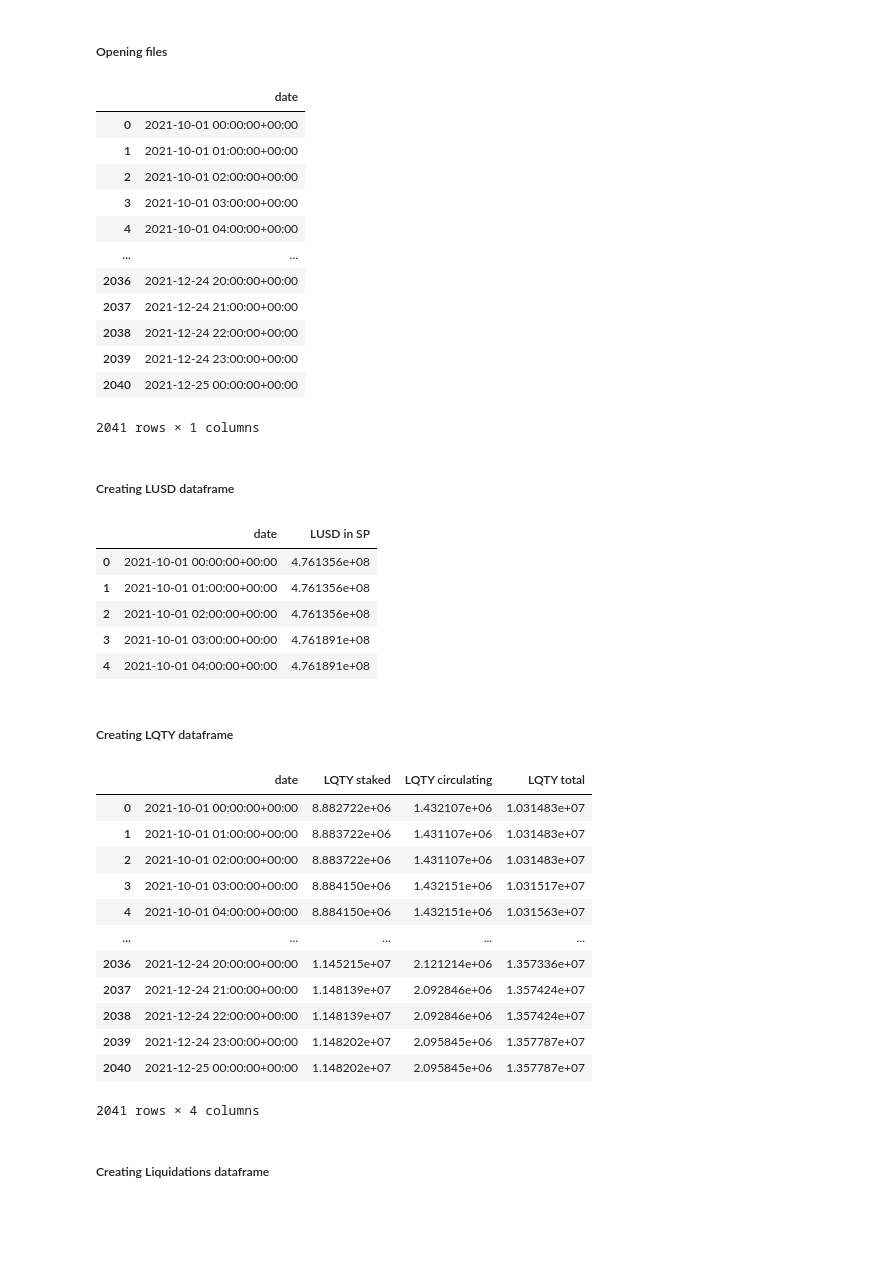
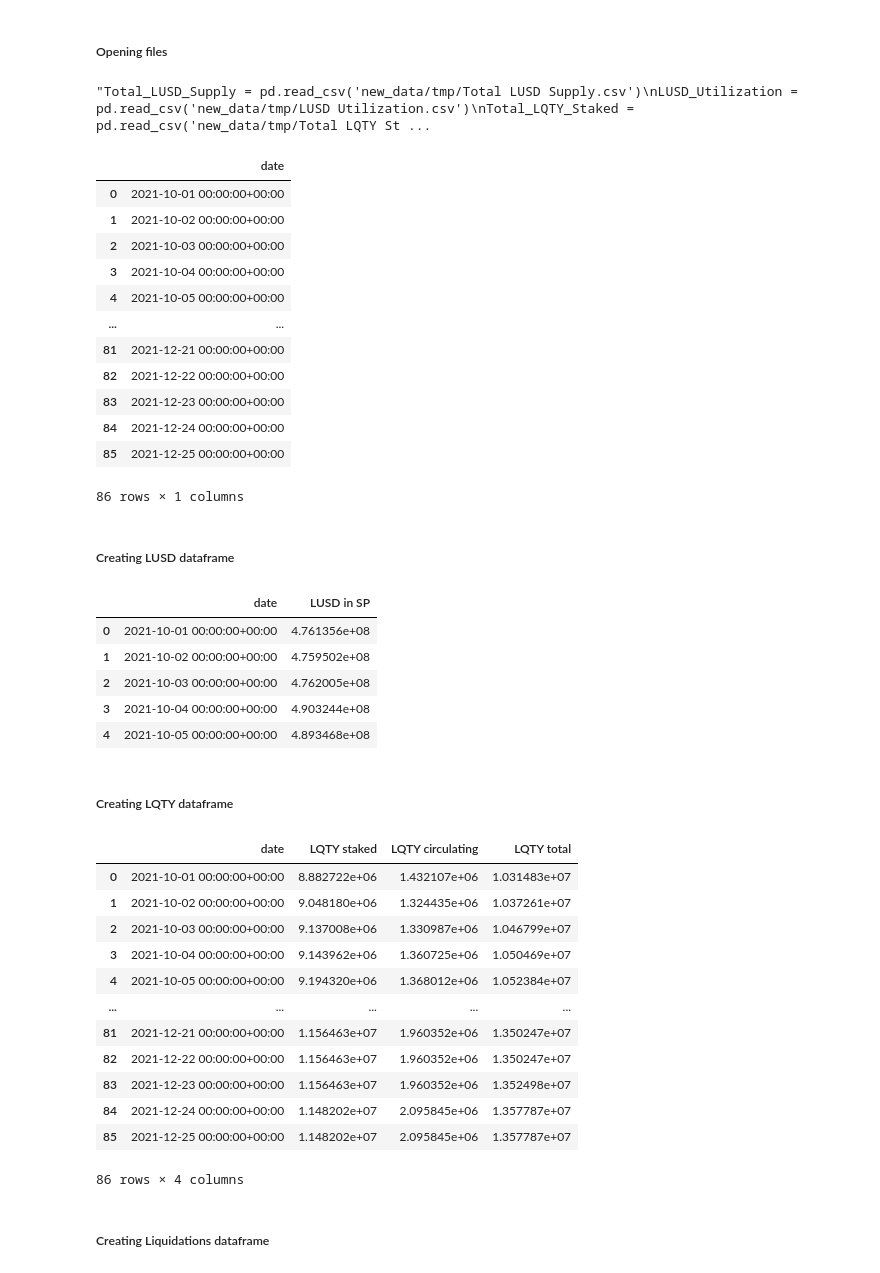
Before and after one commit to powerpool-finance/powerpool-research, a Jupyter notebook: LUSD/LUSD_staBAL v2.ipynb, the cells around one changed output. Drawn from its saved outputs; the diff is of its cells as text; code cells hidden in the pictures; blank space fills up the shorter version.

```diff
--- a/LUSD/LUSD_staBAL v2.ipynb
+++ b/LUSD/LUSD_staBAL v2.ipynb
@@ -82,13 +82,15 @@ We start as a Pool of 50/50 LUSD/staBAL.
 # %% [markdown]
 ##### Opening files
 # %%
-Total_LUSD_Supply = pd.read_csv('new_data/tmp/Total LUSD Supply.csv')
+'''Total_LUSD_Supply = pd.read_csv('new_data/tmp/Total LUSD Supply.csv')
 LUSD_Utilization = pd.read_csv('new_data/tmp/LUSD Utilization.csv')
 Total_LQTY_Staked = pd.read_csv('new_data/tmp/Total LQTY Staked.csv')
 Liquidations_ = pd.read_csv('new_data/tmp/Recent Liquidations.csv')
 Redeems_ = pd.read_csv('new_data/tmp/Recently Redeemed Troves.csv')
 staBAL_ = pd.read_csv('new_data/tmp/staBAL Revenue.csv')
-staBAL_Supply_ = pd.read_csv('new_data/tmp/staBAL Total Supply.csv')
+staBAL_Supply_ = pd.read_csv('new_data/tmp/staBAL Total Supply.csv')'''
+# %% [output]
+"Total_LUSD_Supply = pd.read_csv('new_data/tmp/Total LUSD Supply.csv')\nLUSD_Utilization = pd.read_csv('new_data/tmp/LUSD Utilization.csv')\nTotal_LQTY_Staked = pd.read_csv('new_data/tmp/Total LQTY St ...
 # %%
 start_date = datetime(2021, 10, 1, 0, 0, 0) #1th of October, 2021, 00:00
 start_date = pd.to_datetime(start_date, utc=True)
@@ -96,23 +98,23 @@ start_date = pd.to_datetime(start_date, utc=True)
 end_date = datetime(2021, 12, 25, 0, 0, 0) #1st of January, 2022, 00:00
 end_date = pd.to_datetime(end_date, utc=True)
 
-dateColumn = pd.date_range(start_date, end_date, freq='H')
-dateColumn = pd.DataFrame(dateColumn, columns=['date',])
+dateColumn = pd.date_range(start_date, end_date, freq='D')
+dateColumn = pd.DataFrame(dateColumn, columns=['date'])
 dateColumn
 # %% [output]
 |  | date |
 | 0 | 2021-10-01 00:00:00+00:00 |
-| 1 | 2021-10-01 01:00:00+00:00 |
-| 2 | 2021-10-01 02:00:00+00:00 |
-| 3 | 2021-10-01 03:00:00+00:00 |
-| 4 | 2021-10-01 04:00:00+00:00 |
+| 1 | 2021-10-02 00:00:00+00:00 |
+| 2 | 2021-10-03 00:00:00+00:00 |
+| 3 | 2021-10-04 00:00:00+00:00 |
+| 4 | 2021-10-05 00:00:00+00:00 |
 | ... | ... |
-| 2036 | 2021-12-24 20:00:00+00:00 |
-| 2037 | 2021-12-24 21:00:00+00:00 |
-| 2038 | 2021-12-24 22:00:00+00:00 |
-| 2039 | 2021-12-24 23:00:00+00:00 |
-| 2040 | 2021-12-25 00:00:00+00:00 |
+| 81 | 2021-12-21 00:00:00+00:00 |
+| 82 | 2021-12-22 00:00:00+00:00 |
+| 83 | 2021-12-23 00:00:00+00:00 |
+| 84 | 2021-12-24 00:00:00+00:00 |
+| 85 | 2021-12-25 00:00:00+00:00 |
-2041 rows × 1 columns
+86 rows × 1 columns
 # %% [markdown]
 ##### Creating LUSD dataframe
 # %%
@@ -125,43 +127,49 @@ LUSD['LUSD in SP'] = LUSD_Utilization['stabilityPool']
 #LUSD['LUSD other'] = LUSD_Utilization.iloc[:, 1:].sum(1, numeric_only=True) - LUSD_Utilization['stabilityPool']
 
 LUSD = LUSD.merge(right=dateColumn, on='date', how='right')
-
+LUSD = LUSD.groupby(LUSD['date'].dt.date).mean().reset_index()
+LUSD['date'] = pd.to_datetime(LUSD['date'], utc=True)
 LUSD.head()
 # %% [output]
 |  | date | LUSD in SP |
 | 0 | 2021-10-01 00:00:00+00:00 | 4.761356e+08 |
-| 1 | 2021-10-01 01:00:00+00:00 | 4.761356e+08 |
-| 2 | 2021-10-01 02:00:00+00:00 | 4.761356e+08 |
-| 3 | 2021-10-01 03:00:00+00:00 | 4.761891e+08 |
-| 4 | 2021-10-01 04:00:00+00:00 | 4.761891e+08 |
+| 1 | 2021-10-02 00:00:00+00:00 | 4.759502e+08 |
+| 2 | 2021-10-03 00:00:00+00:00 | 4.762005e+08 |
+| 3 | 2021-10-04 00:00:00+00:00 | 4.903244e+08 |
+| 4 | 2021-10-05 00:00:00+00:00 | 4.893468e+08 |
 # %% [markdown]
 ##### Creating LQTY dataframe
 # %%
+Total_LQTY_Staked = pd.read_csv('new_data/tmp/Total LQTY Staked.csv')
+
 LQTY = pd.DataFrame()
 
 LQTY['date'] = pd.to_datetime(Total_LQTY_Staked['hour'])
 LQTY['LQTY staked'] = Total_LQTY_Staked['totalLQTYStaked']
 LQTY['LQTY circulating'] = Total_LQTY_Staked['totalLQTYClaimed'] - Total_LQTY_Staked['totalLQTYStaked']
 LQTY['LQTY total'] = Total_LQTY_Staked['totalLQTYClaimed']
 
 LQTY = LQTY.merge(right=dateColumn, on='date', how='right')
 LQTY = LQTY.fillna(method='bfill')
 
+LQTY = LQTY.groupby(LQTY['date'].dt.date).mean().reset_index()
+LQTY['date'] = pd.to_datetime(LQTY['date'], utc=True)
+
 LQTY
 # %% [output]
 |  | date | LQTY staked | LQTY circulating | LQTY total |
 | 0 | 2021-10-01 00:00:00+00:00 | 8.882722e+06 | 1.432107e+06 | 1.031483e+07 |
-| 1 | 2021-10-01 01:00:00+00:00 | 8.883722e+06 | 1.431107e+06 | 1.031483e+07 |
-| 2 | 2021-10-01 02:00:00+00:00 | 8.883722e+06 | 1.431107e+06 | 1.031483e+07 |
-| 3 | 2021-10-01 03:00:00+00:00 | 8.884150e+06 | 1.432151e+06 | 1.031517e+07 |
-| 4 | 2021-10-01 04:00:00+00:00 | 8.884150e+06 | 1.432151e+06 | 1.031563e+07 |
+| 1 | 2021-10-02 00:00:00+00:00 | 9.048180e+06 | 1.324435e+06 | 1.037261e+07 |
+| 2 | 2021-10-03 00:00:00+00:00 | 9.137008e+06 | 1.330987e+06 | 1.046799e+07 |
+| 3 | 2021-10-04 00:00:00+00:00 | 9.143962e+06 | 1.360725e+06 | 1.050469e+07 |
+| 4 | 2021-10-05 00:00:00+00:00 | 9.194320e+06 | 1.368012e+06 | 1.052384e+07 |
 | ... | ... | ... | ... | ... |
-| 2036 | 2021-12-24 20:00:00+00:00 | 1.145215e+07 | 2.121214e+06 | 1.357336e+07 |
-| 2037 | 2021-12-24 21:00:00+00:00 | 1.148139e+07 | 2.092846e+06 | 1.357424e+07 |
-| 2038 | 2021-12-24 22:00:00+00:00 | 1.148139e+07 | 2.092846e+06 | 1.357424e+07 |
-| 2039 | 2021-12-24 23:00:00+00:00 | 1.148202e+07 | 2.095845e+06 | 1.357787e+07 |
-| 2040 | 2021-12-25 00:00:00+00:00 | 1.148202e+07 | 2.095845e+06 | 1.357787e+07 |
+| 81 | 2021-12-21 00:00:00+00:00 | 1.156463e+07 | 1.960352e+06 | 1.350247e+07 |
+| 82 | 2021-12-22 00:00:00+00:00 | 1.156463e+07 | 1.960352e+06 | 1.350247e+07 |
+| 83 | 2021-12-23 00:00:00+00:00 | 1.156463e+07 | 1.960352e+06 | 1.352498e+07 |
+| 84 | 2021-12-24 00:00:00+00:00 | 1.148202e+07 | 2.095845e+06 | 1.357787e+07 |
+| 85 | 2021-12-25 00:00:00+00:00 | 1.148202e+07 | 2.095845e+06 | 1.357787e+07 |
-2041 rows × 4 columns
+86 rows × 4 columns
 # %% [markdown]
 ##### Creating Liquidations dataframe
 # %%
```
Also changed, not shown: parts of 28 cells of this notebook, 9 other files.
